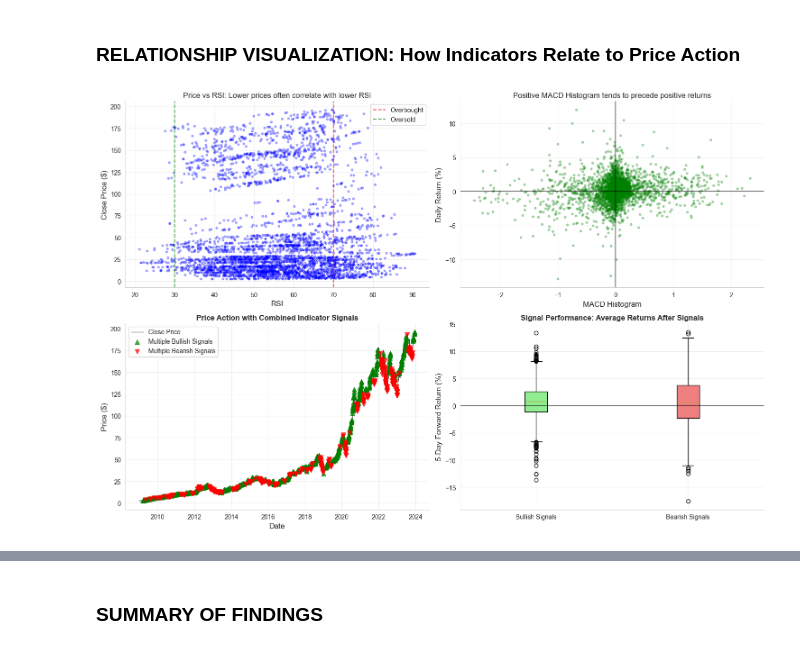
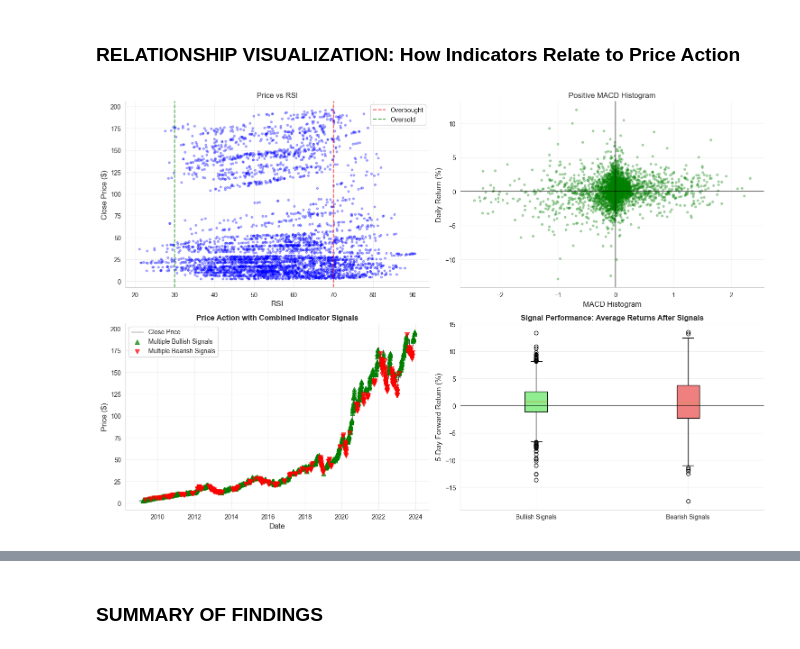
Before and after one commit to semegn19/news-sentiment-analysis, a Jupyter notebook: notebooks/apple_eda.ipynb, the cells around one changed output, grey strips where cells are left out. Cells and saved outputs as stored; diff of their text form; code cells hidden in the pictures.

```diff
--- a/notebooks/apple_eda.ipynb
+++ b/notebooks/apple_eda.ipynb
@@ -314,7 +792,7 @@ ax.axvline(x=70, color='red', linestyle='--', alpha=0.7, label='Overbought')
 ax.axvline(x=30, color='green', linestyle='--', alpha=0.7, label='Oversold')
 ax.set_xlabel('RSI', fontsize=12)
 ax.set_ylabel('Close Price ($)', fontsize=12)
-ax.set_title('Price vs RSI: Lower prices often correlate with lower RSI', fontsize=12)
+ax.set_title('Price vs RSI', fontsize=12)
 ax.legend()
 ax.grid(True, alpha=0.3)
 
@@ -325,7 +803,7 @@ ax.axvline(x=0, color='black', linestyle='-', alpha=0.5)
 ax.axhline(y=0, color='black', linestyle='-', alpha=0.5)
 ax.set_xlabel('MACD Histogram', fontsize=12)
 ax.set_ylabel('Daily Return (%)', fontsize=12)
-ax.set_title('Positive MACD Histogram tends to precede positive returns', fontsize=12)
+ax.set_title('Positive MACD Histogram', fontsize=12)
 ax.grid(True, alpha=0.3)
 
 # 3c. Price with indicator signals highlighted
@@ -370,31 +848,31 @@ ax = axes[1, 1]
 # Calculate forward returns after signals
 forward_returns = []
 signal_types = []
 
 for i in strong_bullish[strong_bullish].index:
     if i + 5 < len(df):
         forward_returns.append(df['Close'].iloc[i+5] / df['Close'].iloc[i] - 1)
         signal_types.append('Bullish')
 
 for i in strong_bearish[strong_bearish].index:
     if i + 5 < len(df):
         forward_returns.append(df['Close'].iloc[i+5] / df['Close'].iloc[i] - 1)
         signal_types.append('Bearish')
 
 if len(forward_returns) > 0:
     box_data = [forward_returns[i] * 100 for i in range(len(forward_returns)) if signal_types[i] == 'Bullish']
     box_data_bear = [forward_returns[i] * 100 for i in range(len(forward_returns)) if signal_types[i] == 'Bearish']
 
     bp = ax.boxplot([box_data, box_data_bear], labels=['Bullish Signals', 'Bearish Signals'], patch_artist=True)
     bp['boxes'][0].set_facecolor('lightgreen')
     bp['boxes'][1].set_facecolor('lightcoral')
 
     ax.axhline(y=0, color='black', linestyle='-', alpha=0.5)
     ax.set_ylabel('5-Day Forward Return (%)', fontsize=12)
     ax.set_title('Signal Performance: Average Returns After Signals', fontsize=12, fontweight='bold')
     ax.grid(True, alpha=0.3)
 
 plt.tight_layout()
 plt.show()
 # %% [output]
-[figure, old version]
+[figure, new version]
```
Also changed, not shown: parts of 11 cells of this notebook, 3 other files.
